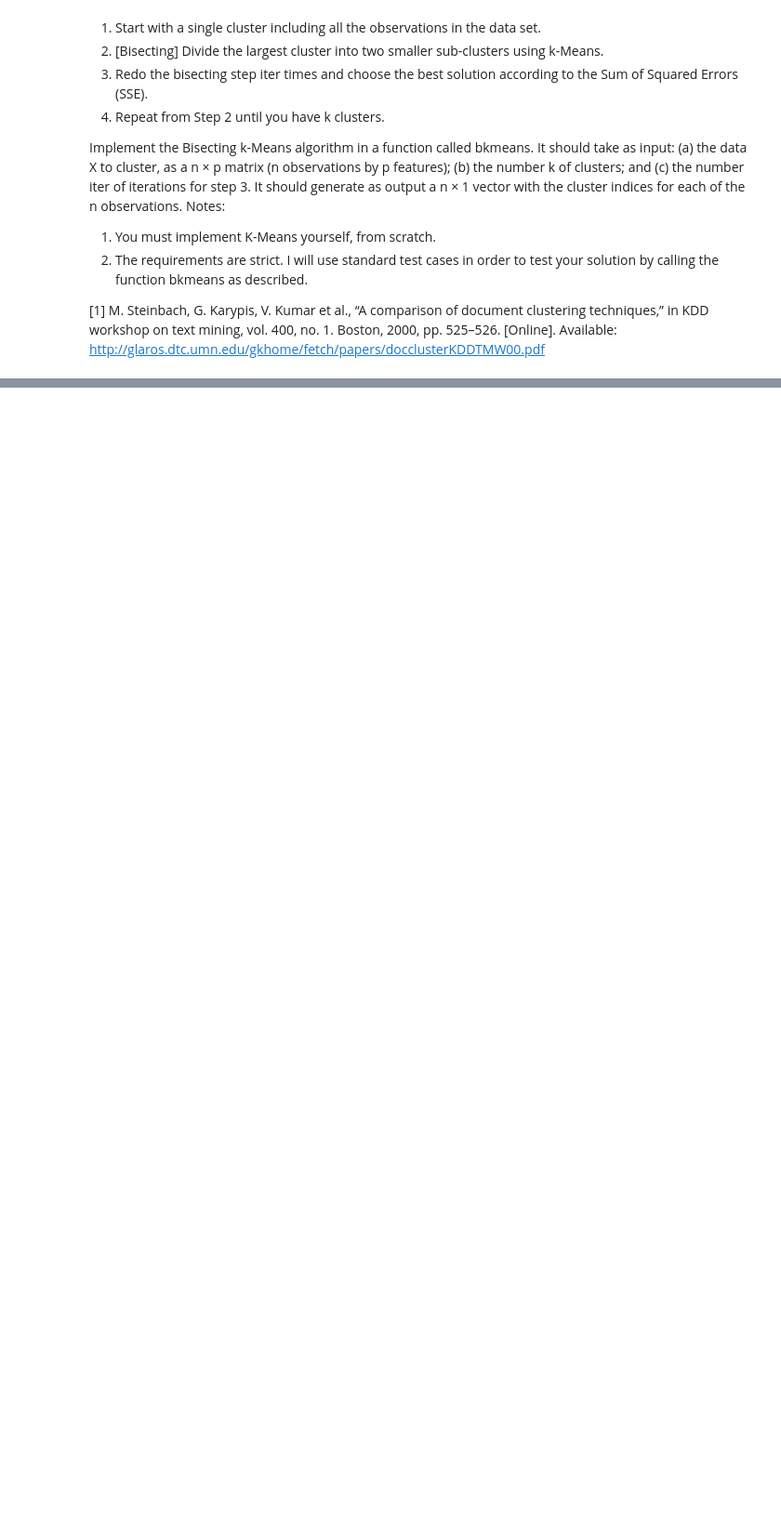
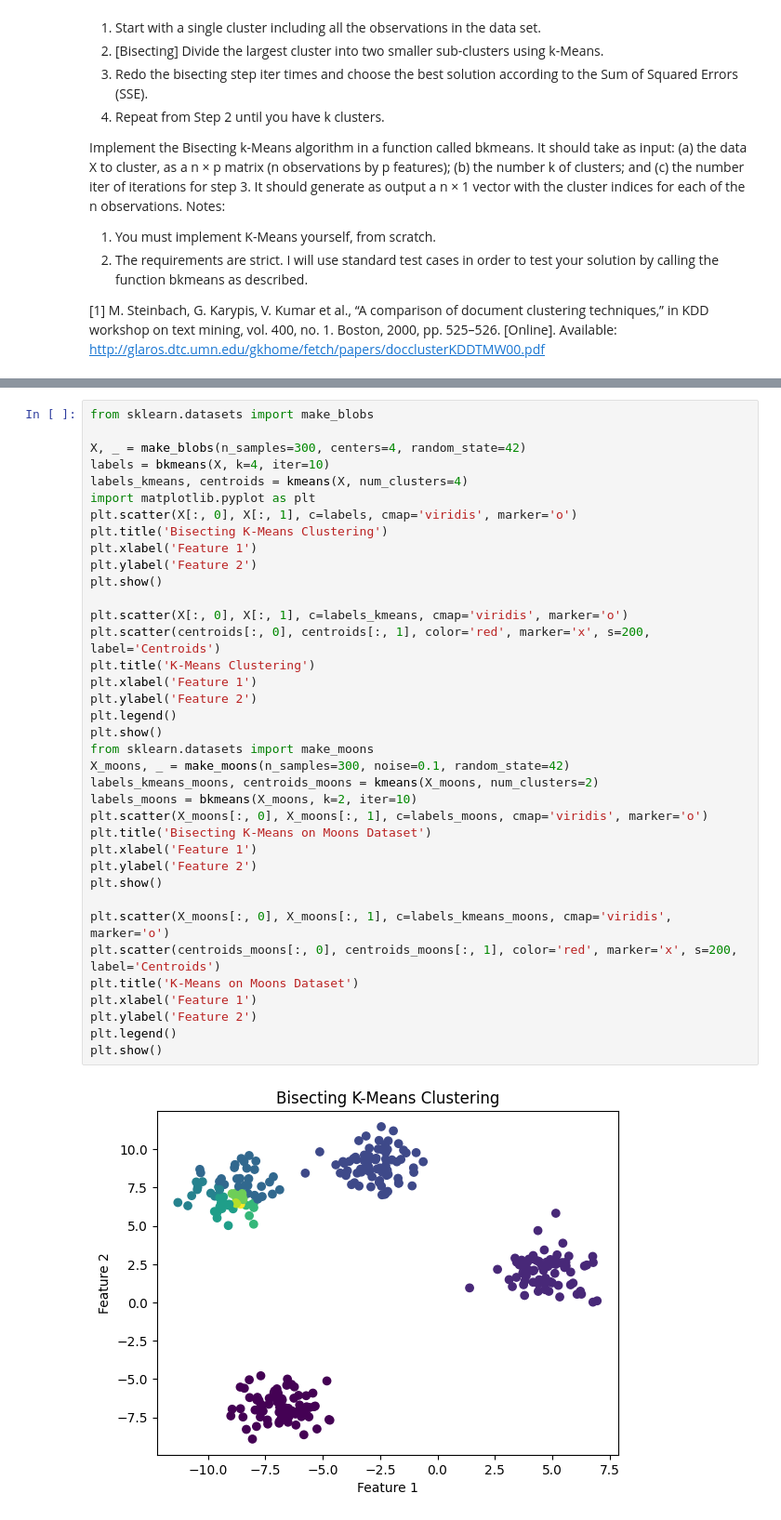
Before and after one commit to animittt/machine-learning-assignments, a Jupyter notebook: Assignment3-2025/am225pt_A3.ipynb, the cells around one changed output, grey strips where cells are left out. Shown at 93% size. Drawn from its saved outputs; the diff is of its cells as text; blank space fills up the shorter version.

```diff
--- a/Assignment3-2025/am225pt_A3.ipynb
+++ b/Assignment3-2025/am225pt_A3.ipynb
@@ -570,0 +729,39 @@ http://glaros.dtc.umn.edu/gkhome/fetch/papers/docclusterKDDTMW00.pdf
+# %%
+from sklearn.datasets import make_blobs
+
+X, _ = make_blobs(n_samples=300, centers=4, random_state=42)
+labels = bkmeans(X, k=4, iter=10)
+labels_kmeans, centroids = kmeans(X, num_clusters=4)
+import matplotlib.pyplot as plt
+plt.scatter(X[:, 0], X[:, 1], c=labels, cmap='viridis', marker='o')
+plt.title('Bisecting K-Means Clustering')
+plt.xlabel('Feature 1')
+plt.ylabel('Feature 2')
+plt.show()
+
+plt.scatter(X[:, 0], X[:, 1], c=labels_kmeans, cmap='viridis', marker='o')
+plt.scatter(centroids[:, 0], centroids[:, 1], color='red', marker='x', s=200, label='Centroids')
+plt.title('K-Means Clustering')
+plt.xlabel('Feature 1')
+plt.ylabel('Feature 2')
+plt.legend()
+plt.show()
+from sklearn.datasets import make_moons
+X_moons, _ = make_moons(n_samples=300, noise=0.1, random_state=42)
+labels_kmeans_moons, centroids_moons = kmeans(X_moons, num_clusters=2)
+labels_moons = bkmeans(X_moons, k=2, iter=10)
+plt.scatter(X_moons[:, 0], X_moons[:, 1], c=labels_moons, cmap='viridis', marker='o')
+plt.title('Bisecting K-Means on Moons Dataset')
+plt.xlabel('Feature 1')
+plt.ylabel('Feature 2')
+plt.show()
+
+plt.scatter(X_moons[:, 0], X_moons[:, 1], c=labels_kmeans_moons, cmap='viridis', marker='o')
+plt.scatter(centroids_moons[:, 0], centroids_moons[:, 1], color='red', marker='x', s=200, label='Centroids')
+plt.title('K-Means on Moons Dataset')
+plt.xlabel('Feature 1')
+plt.ylabel('Feature 2')
+plt.legend()
+plt.show()
+# %% [output]
+[figure, added]
```
Also changed, not shown: parts of 29 cells of this notebook.
